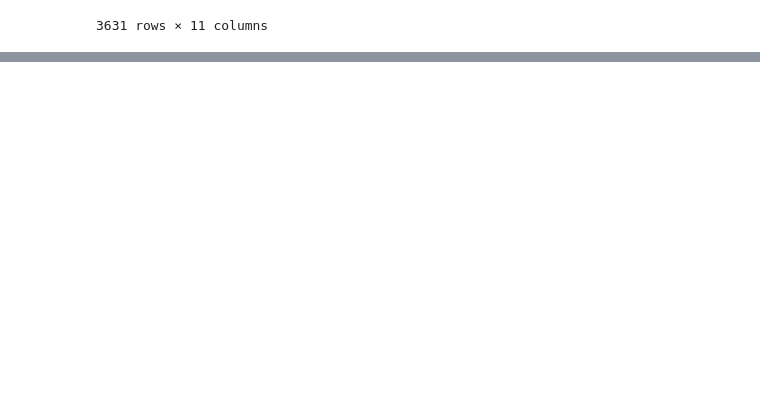
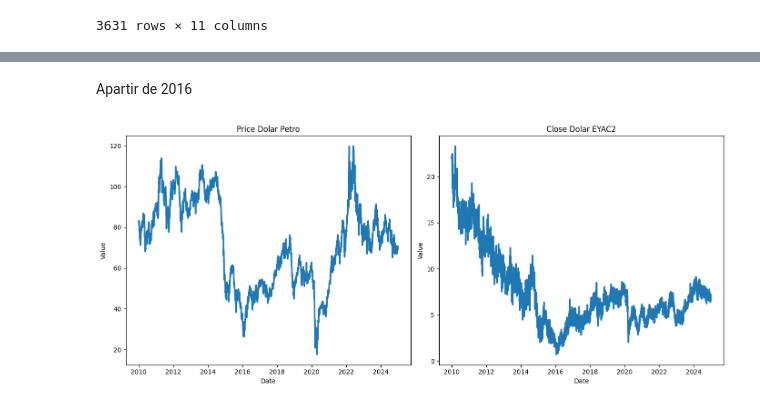
Before and after one commit to Juanpcsdev/Oil-Stock-Project, a Jupyter notebook: Notebooks/Analise/AnaliseExploratoria.ipynb, the cells around one changed output, grey strips where cells are left out. Saved outputs shown, nothing was run; the diff lists cells and outputs as text; code cells hidden in the pictures; blank space fills up the shorter version.

```diff
--- a/Notebooks/Analise/AnaliseExploratoria.ipynb
+++ b/Notebooks/Analise/AnaliseExploratoria.ipynb
@@ -21,3 +21,5 @@ display(df1)
 | 3629 | 2024-12-27 | 2024-12-27 16:56:00 | 36.066818 | 24167282.36 | 6.597186 | 70.18 | 79.13 | ... |
 | 3630 | 2024-12-30 | 2024-12-30 16:56:00 | 36.614223 | 22355586.67 | 6.605965 | 70.53 | 93.10 | ... |
 3631 rows × 11 columns
+# %%
+df1['Date']= pd.to_datetime(df1['Date'])
@@ -23,0 +72,28 @@ display(df1)
+# %% [markdown]
+Apartir de 2016
+# %%
+# Supondo que df1 seja o seu DataFrame original
+# Transforme o DataFrame usando melt, excluindo o índice Ibovespa
+df_melted = df1.melt(id_vars=['Date'], value_vars=['Price_Dolar_Petro', 'Close_Dolar_EYAC2'],
+                     var_name='Variable', value_name='Value')
+
+# Crie os subplots
+fig, axes = plt.subplots(1, 2, figsize=(14, 6))
+
+# Primeiro gráfico: Price_Dolar_Petro
+sns.lineplot(data=df_melted[df_melted['Variable'] == 'Price_Dolar_Petro'],
+             x='Date', y='Value', ax=axes[0], palette="tab10", linewidth=2.5)
+axes[0].set_title('Price Dolar Petro')
+
+# Segundo gráfico: Close_Dolar_EYAC2
+sns.lineplot(data=df_melted[df_melted['Variable'] == 'Close_Dolar_EYAC2'],
+             x='Date', y='Value', ax=axes[1], palette="tab10", linewidth=2.5)
+axes[1].set_title('Close Dolar EYAC2')
+
+# Ajuste o layout
+plt.tight_layout()
+
+# Exibir os gráficos
+plt.show()
+# %% [output]
+[figure, added]
```
Also changed, not shown: parts of 8 cells of this notebook.
